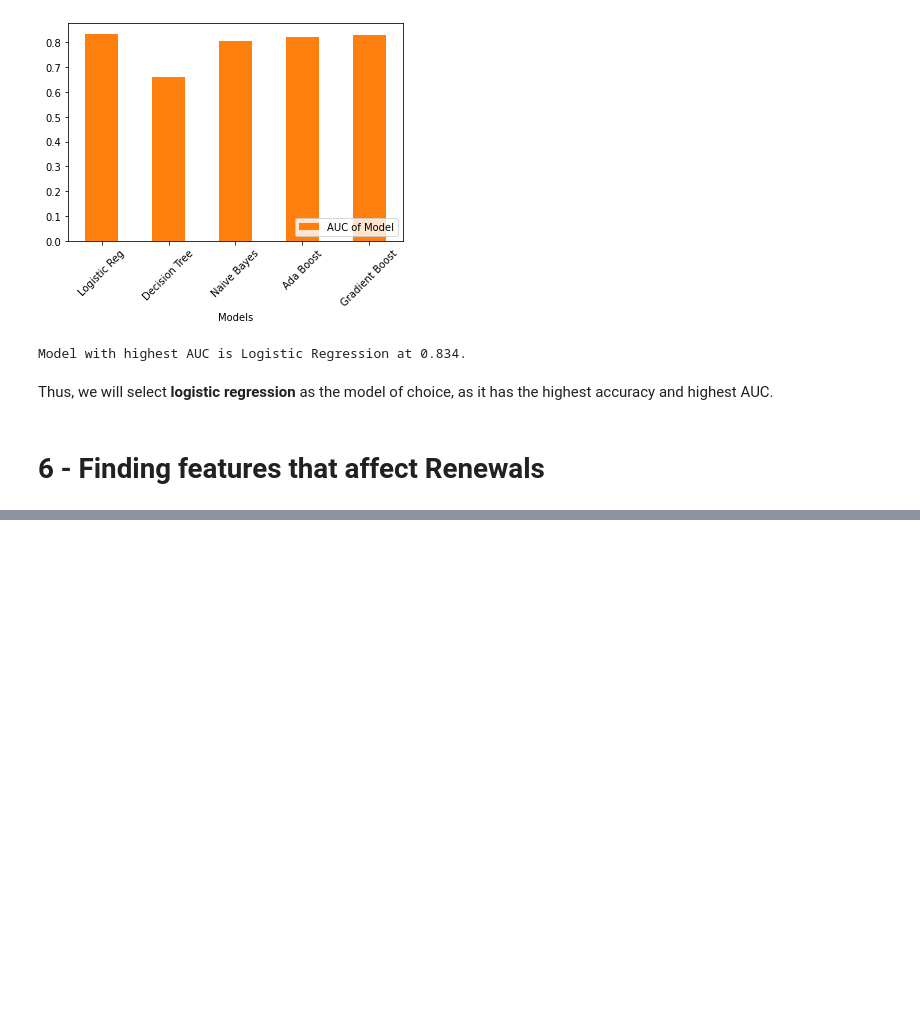
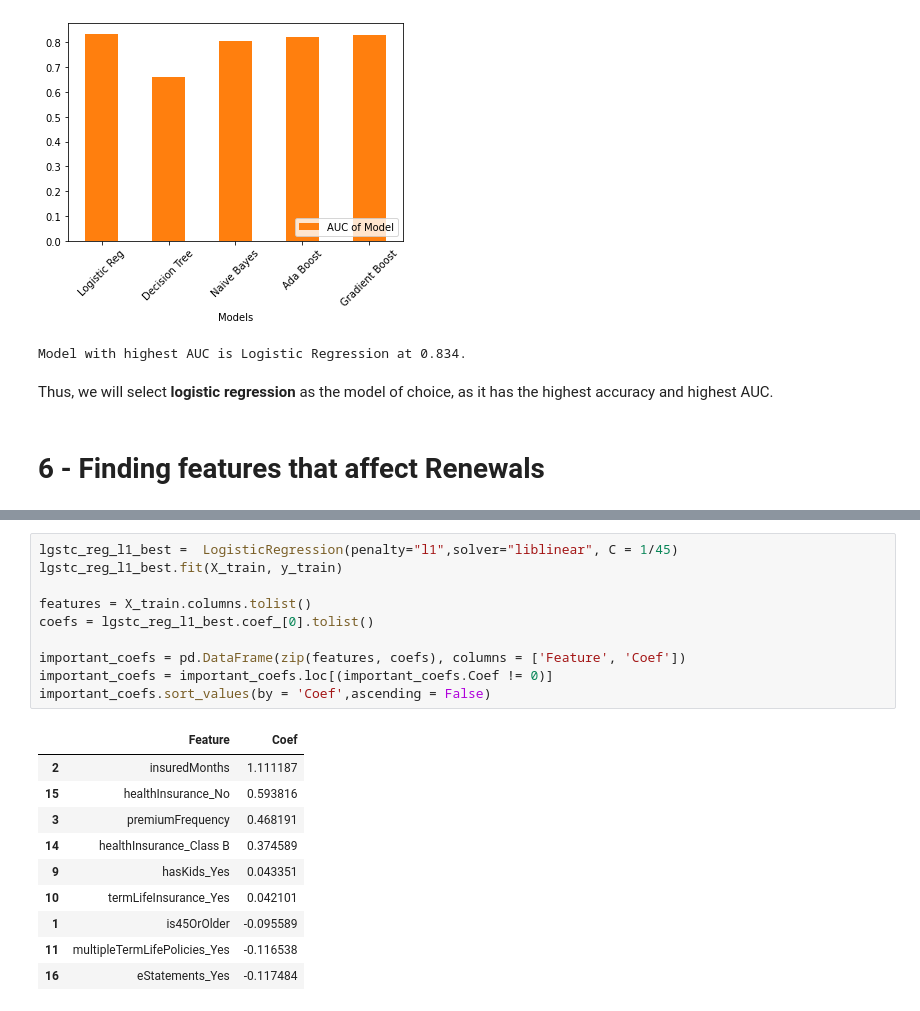
Before and after one commit to Tat-sheng/govtech_vica, a Jupyter notebook: VICA_tatsheng.ipynb, the cells around one changed output, grey strips where cells are left out. Drawn from its saved outputs; the diff is of its cells as text; blank space fills up the shorter version.

```diff
--- a/VICA_tatsheng.ipynb
+++ b/VICA_tatsheng.ipynb
@@ -626,0 +667,21 @@ eStatements_Yes                                        -0.1247      0.041     -3
+# %%
+lgstc_reg_l1_best =  LogisticRegression(penalty="l1",solver="liblinear", C = 1/45)
+lgstc_reg_l1_best.fit(X_train, y_train)
+
+features = X_train.columns.tolist()
+coefs = lgstc_reg_l1_best.coef_[0].tolist()
+
+important_coefs = pd.DataFrame(zip(features, coefs), columns = ['Feature', 'Coef'])
+important_coefs = important_coefs.loc[(important_coefs.Coef != 0)]
+important_coefs.sort_values(by = 'Coef',ascending = False)
+# %% [output]
+|  | Feature | Coef |
+| 2 | insuredMonths | 1.111187 |
+| 15 | healthInsurance_No | 0.593816 |
+| 3 | premiumFrequency | 0.468191 |
+| 14 | healthInsurance_Class B | 0.374589 |
+| 9 | hasKids_Yes | 0.043351 |
+| 10 | termLifeInsurance_Yes | 0.042101 |
+| 1 | is45OrOlder | -0.095589 |
+| 11 | multipleTermLifePolicies_Yes | -0.116538 |
+| 16 | eStatements_Yes | -0.117484 |
```
Also changed, not shown: parts of 8 cells of this notebook.
